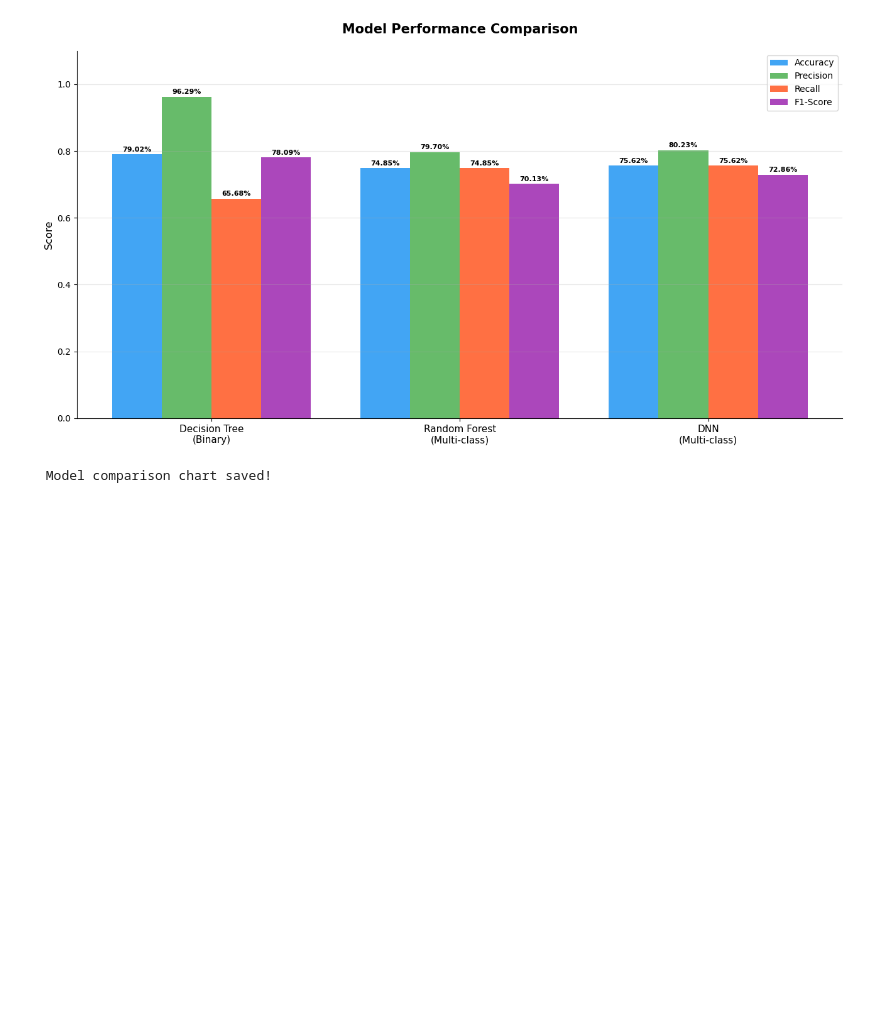
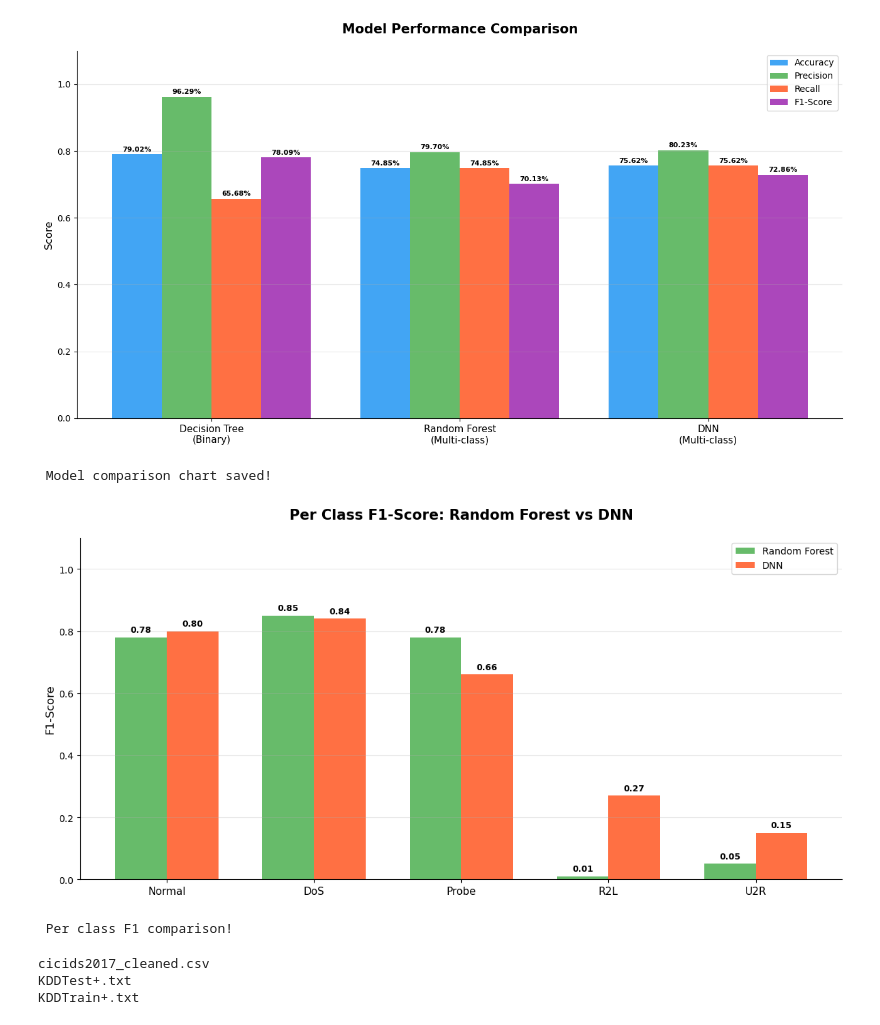
Before and after one commit to emmanuelakwasi/intrusionDetection, a Jupyter notebook: notebooks/exploration.ipynb, the cells around one changed output. Saved outputs shown, nothing was run; the diff lists cells and outputs as text; code cells hidden in the pictures; blank space fills up the shorter version.

```diff
--- a/notebooks/exploration.ipynb
+++ b/notebooks/exploration.ipynb
@@ -612,3 +613,64 @@ print(" Model comparison chart saved!")
 # %% [output]
 [figure]
  Model comparison chart saved!
+# %%
+# --- Per Class F1 Comparison ---
+classes = ["Normal", "DoS", "Probe", "R2L", "U2R"]
+rf_f1 =  [0.78, 0.85, 0.78, 0.01, 0.05]
+dnn_f1 = [0.80, 0.84, 0.66, 0.27, 0.15]
+
+x = np.arange(len(classes))
+bar_width = 0.35
+
+fig, ax = plt.subplots(figsize=(12, 6))
+
+bars1 = ax.bar(x - bar_width/2, rf_f1, bar_width,
+               label='Random Forest', color='#4CAF50', alpha=0.85)
+bars2 = ax.bar(x + bar_width/2, dnn_f1, bar_width,
+               label='DNN', color='#FF5722', alpha=0.85)
+
+# Add value labels
+for bar in bars1:
+    ax.text(bar.get_x() + bar.get_width()/2,
+            bar.get_height() + 0.01,
+            f"{bar.get_height():.2f}",
+            ha='center', va='bottom',
+            fontsize=9, fontweight='bold')
+
+for bar in bars2:
+    ax.text(bar.get_x() + bar.get_width()/2,
+            bar.get_height() + 0.01,
+            f"{bar.get_height():.2f}",
+            ha='center', va='bottom',
+            fontsize=9, fontweight='bold')
+
+ax.set_xticks(x)
+ax.set_xticklabels(classes, fontsize=11)
+ax.set_ylabel("F1-Score", fontsize=12)
+ax.set_ylim(0, 1.1)
+ax.set_title("Per Class F1-Score: Random Forest vs DNN",
+             fontsize=15, fontweight='bold', pad=20)
+ax.legend(fontsize=10)
+ax.grid(axis='y', alpha=0.3)
+ax.spines['top'].set_visible(False)
+ax.spines['right'].set_visible(False)
+
+plt.tight_layout()
+plt.savefig("../results/per_class_f1_comparison.png",
+            dpi=150, bbox_inches='tight')
+plt.show()
+print(" Per class F1 comparison!")
+# %% [output]
+[figure, added]
+ Per class F1 comparison!
+# %%
+# --- Load CICIDS2017 ---
+import os
+
+# Find the file name in your data folder
+for f in os.listdir("../data"):
+    print(f)
+# %% [output]
+cicids2017_cleaned.csv
+KDDTest+.txt
+KDDTrain+.txt
```
Also changed, not shown: parts of 9 cells of this notebook, 9 other files.
